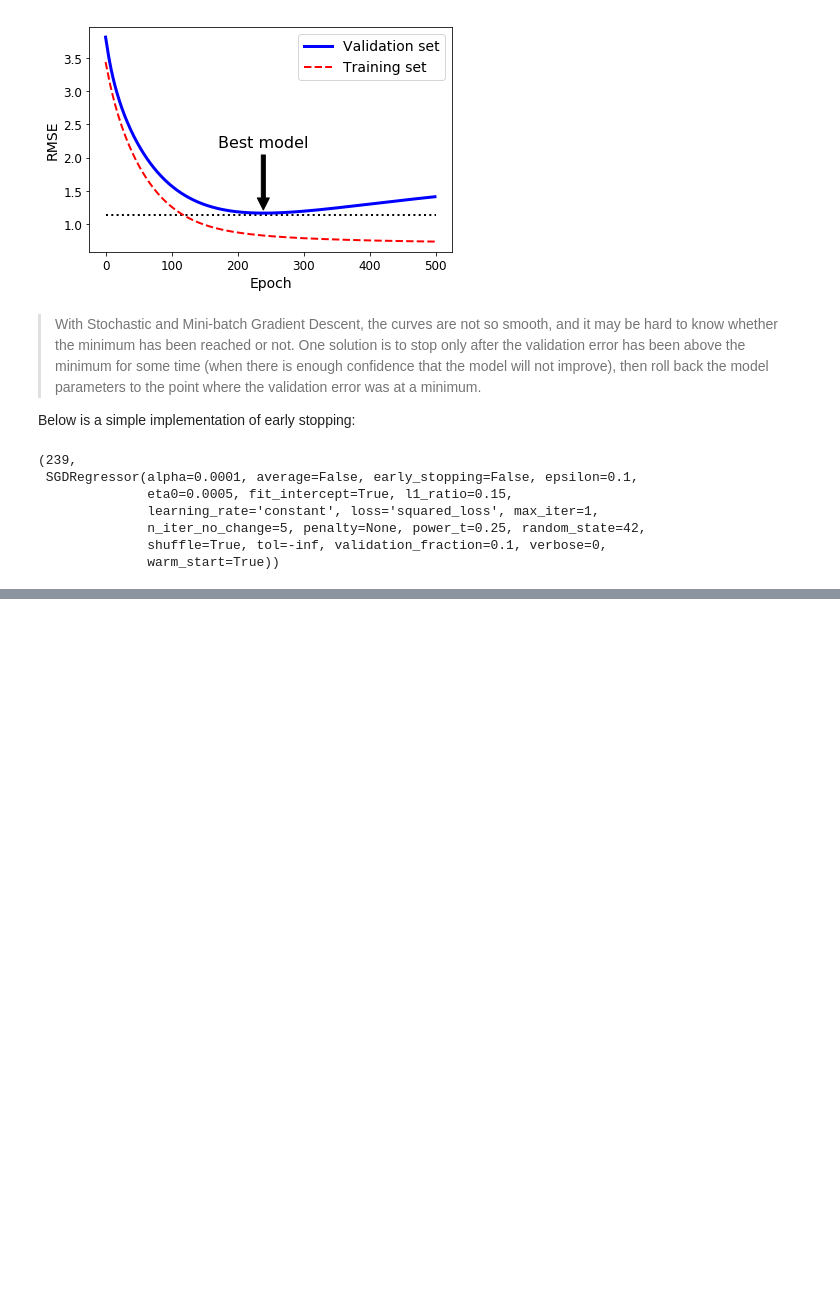
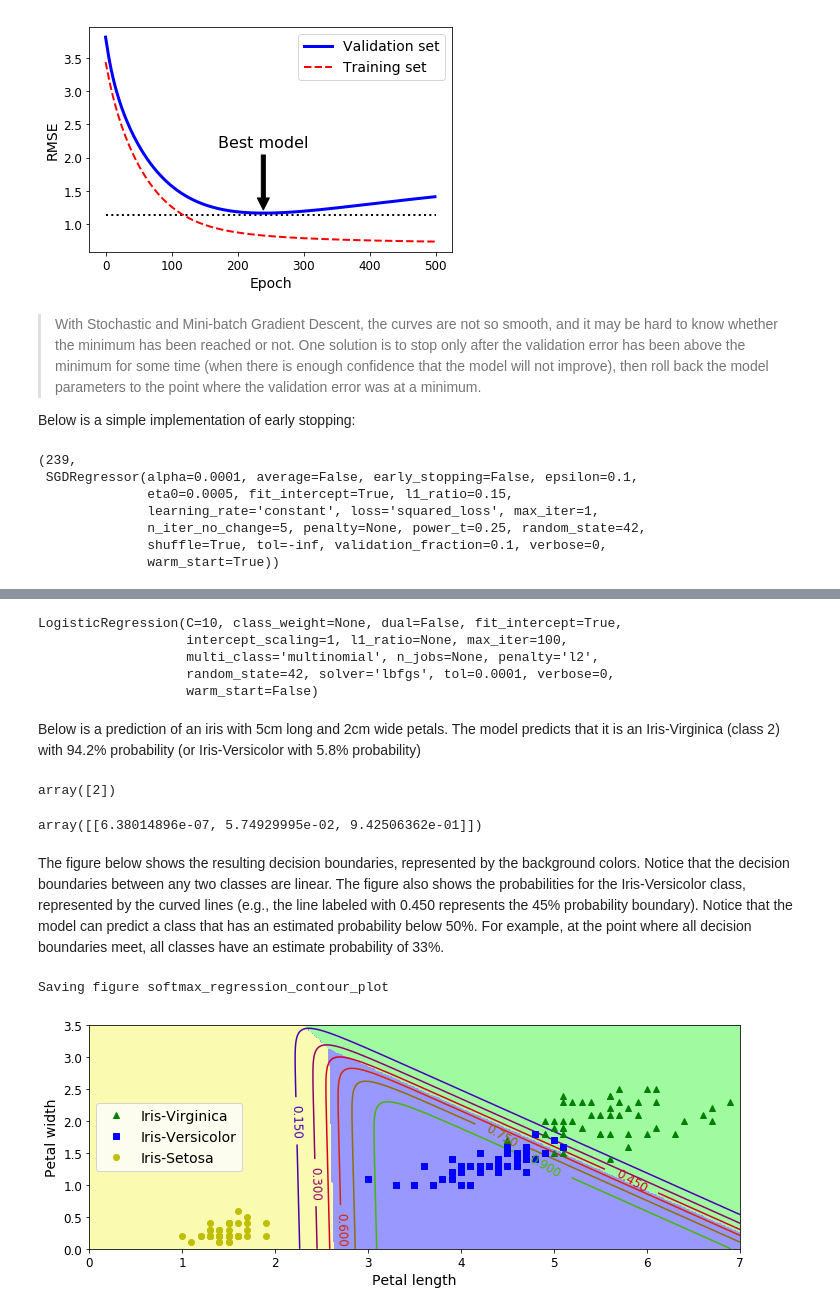
Before and after one commit to derpnallday/HandsOnML, a Jupyter notebook: 4_Training_Models.ipynb, the cells around one changed output, grey strips where cells are left out. Drawn from its saved outputs; the diff is of its cells as text; code cells hidden in the pictures; blank space fills up the shorter version.

Commit message:
c4 Log/softmax reg

```diff
--- a/4_Training_Models.ipynb
+++ b/4_Training_Models.ipynb
@@ -906,0 +1138,58 @@ best_epoch, best_model
+# %%
+X = iris["data"][:, (2, 3)]  # petal length, petal width
+y = iris["target"]
+
+softmax_reg = LogisticRegression(multi_class="multinomial",solver="lbfgs", C=10, random_state=42)
+softmax_reg.fit(X, y)
+# %% [output]
+LogisticRegression(C=10, class_weight=None, dual=False, fit_intercept=True,
+                   intercept_scaling=1, l1_ratio=None, max_iter=100,
+                   multi_class='multinomial', n_jobs=None, penalty='l2',
+                   random_state=42, solver='lbfgs', tol=0.0001, verbose=0,
+                   warm_start=False)
+# %% [markdown]
+Below is a prediction of an iris with 5cm long and 2cm wide petals. The model predicts that it is an Iris-Virginica (class 2) with 94.2% probability (or Iris-Versicolor with 5.8% probability)
+# %%
+softmax_reg.predict([[5, 2]])
+# %% [output]
+array([2])
+# %%
+softmax_reg.predict_proba([[5, 2]])
+# %% [output]
+array([[6.38014896e-07, 5.74929995e-02, 9.42506362e-01]])
+# %% [markdown]
+The figure below shows the resulting decision boundaries, represented by the background colors. Notice that the decision boundaries between any two classes are linear. The figure also shows the probabilities for the Iris-Versicolor class, represented by the curved lines (e.g., the line labeled with 0.450 represents the 45% probability boundary). Notice that the model can predict a class that has an estimated probability below 50%. For example, at the point where all decision boundaries meet, all classes have an estimate probability of 33%.
+# %%
+x0, x1 = np.meshgrid(
+        np.linspace(0, 8, 500).reshape(-1, 1),
+        np.linspace(0, 3.5, 200).reshape(-1, 1),
+    )
+X_new = np.c_[x0.ravel(), x1.ravel()]
+
+
+y_proba = softmax_reg.predict_proba(X_new)
+y_predict = softmax_reg.predict(X_new)
+
+zz1 = y_proba[:, 1].reshape(x0.shape)
+zz = y_predict.reshape(x0.shape)
+
+plt.figure(figsize=(10, 4))
+plt.plot(X[y==2, 0], X[y==2, 1], "g^", label="Iris-Virginica")
+plt.plot(X[y==1, 0], X[y==1, 1], "bs", label="Iris-Versicolor")
+plt.plot(X[y==0, 0], X[y==0, 1], "yo", label="Iris-Setosa")
+
+from matplotlib.colors import ListedColormap
+custom_cmap = ListedColormap(['#fafab0','#9898ff','#a0faa0'])
+
+plt.contourf(x0, x1, zz, cmap=custom_cmap)
+contour = plt.contour(x0, x1, zz1, cmap=plt.cm.brg)
+plt.clabel(contour, inline=1, fontsize=12)
+plt.xlabel("Petal length", fontsize=14)
+plt.ylabel("Petal width", fontsize=14)
+plt.legend(loc="center left", fontsize=14)
+plt.axis([0, 7, 0, 3.5])
+save_fig("softmax_regression_contour_plot")
+plt.show()
+# %% [output]
+Saving figure softmax_regression_contour_plot
+[figure, added]
```
Also changed, not shown: parts of 24 cells of this notebook, 4 other files.
